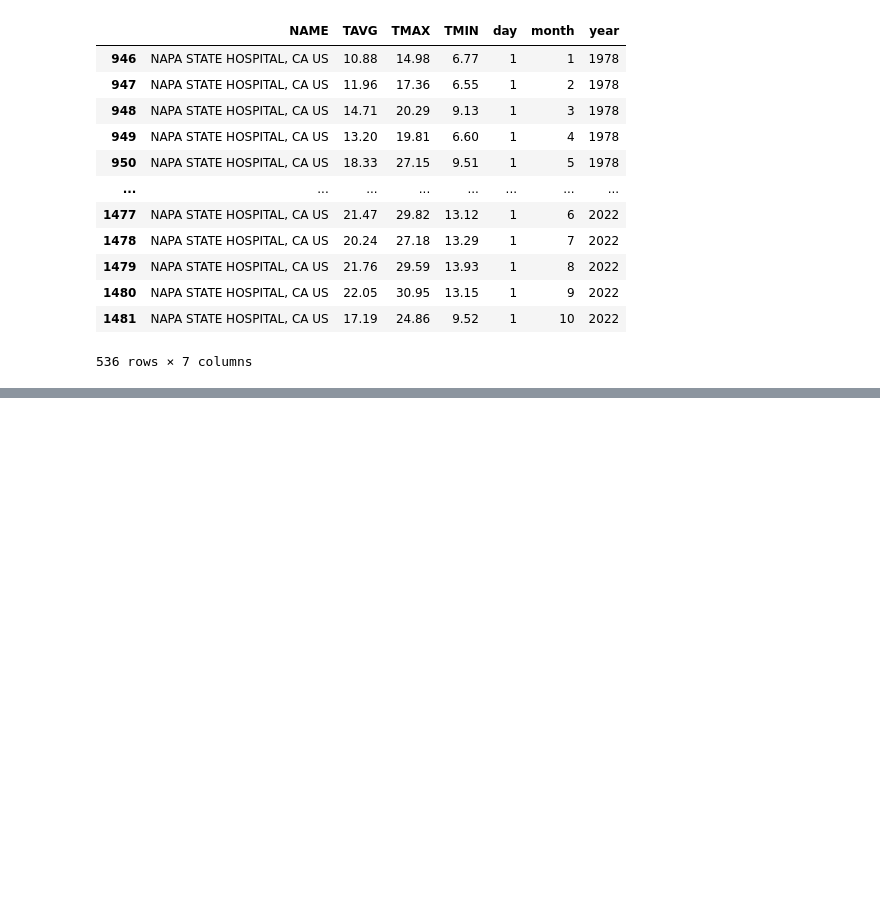
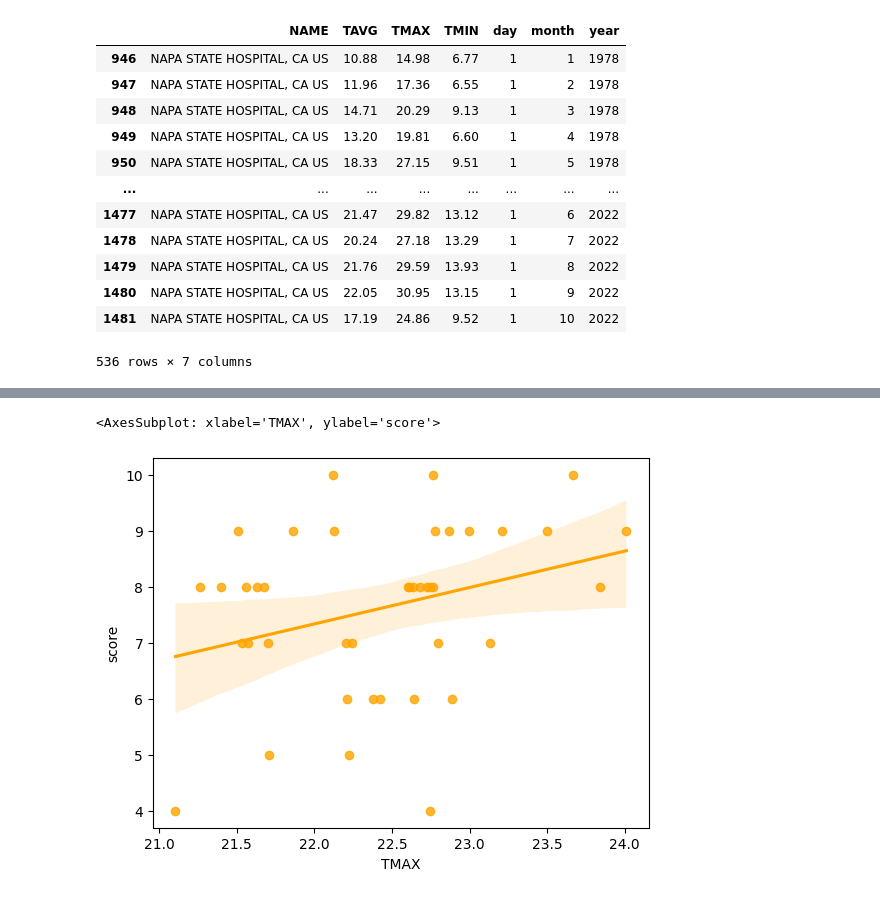
Before and after one commit to Liedjieboer/forward_farming, a Jupyter notebook: Untitled.ipynb, the cells around one changed output, grey strips where cells are left out. Cells and saved outputs as stored; diff of their text form; code cells hidden in the pictures; blank space fills up the shorter version.

```diff
--- a/Untitled.ipynb
+++ b/Untitled.ipynb
@@ -110,0 +168,5 @@ napa_score = ['9','9','7','8','9','9','8','8','7','8','9','9','10','7','8','8','
+# %%
+sns.regplot(x=df_df["TMAX"], y=df_df["score"], color="orange")
+# %% [output]
+<AxesSubplot: xlabel='TMAX', ylabel='score'>
+[figure, added]
```
Also changed, not shown: parts of 7 cells of this notebook, 14 other files.
